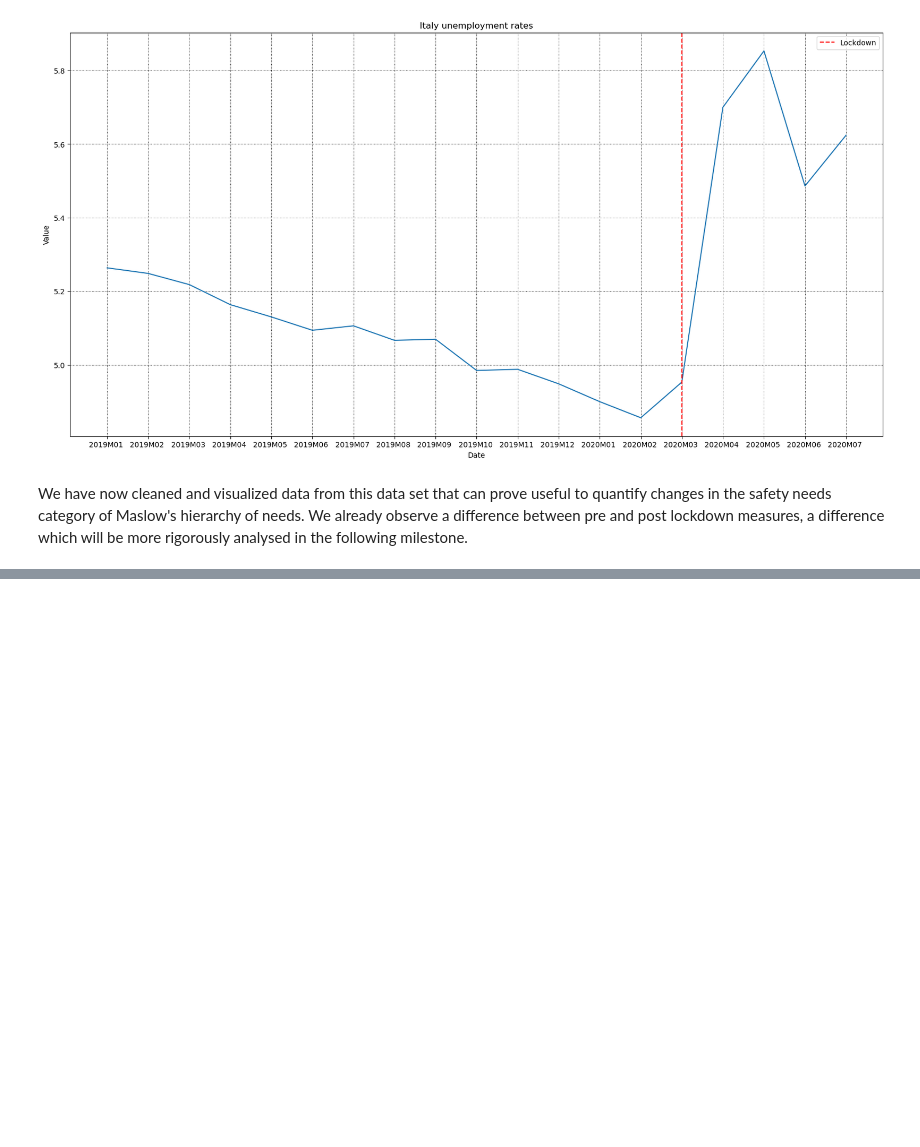
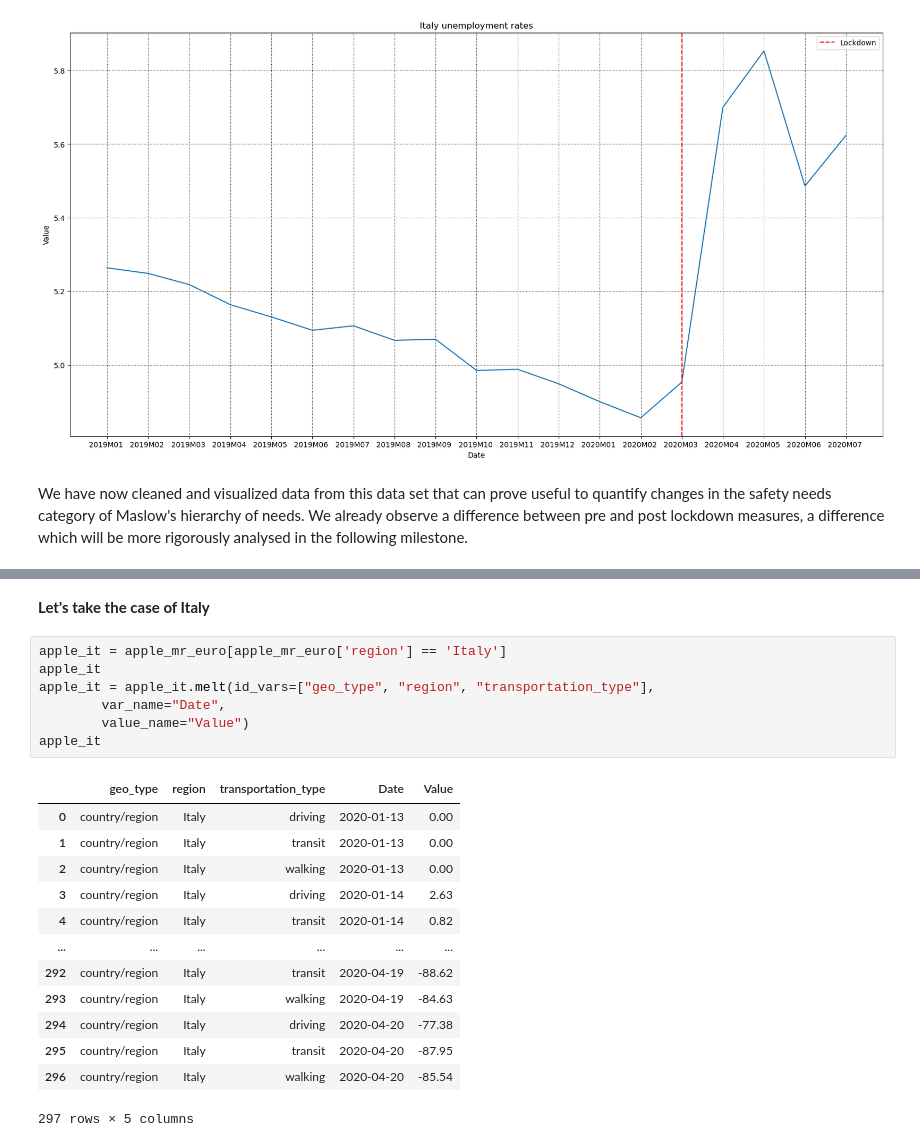
Before and after one commit to epfl-ada/ada-2023-project-bobeast, a Jupyter notebook: Milestone_P2.ipynb, the cells around one changed output, grey strips where cells are left out. Drawn from its saved outputs; the diff is of its cells as text; blank space fills up the shorter version.

```diff
--- a/Milestone_P2.ipynb
+++ b/Milestone_P2.ipynb
@@ -140,0 +201,23 @@ We have now cleaned and visualized data from this data set that can prove useful
+# %% [markdown]
+**Let's take the case of Italy**
+# %%
+apple_it = apple_mr_euro[apple_mr_euro['region'] == 'Italy']
+apple_it
+apple_it = apple_it.melt(id_vars=["geo_type", "region", "transportation_type"],
+        var_name="Date",
+        value_name="Value")
+apple_it
+# %% [output]
+|  | geo_type | region | transportation_type | Date | Value |
+| 0 | country/region | Italy | driving | 2020-01-13 | 0.00 |
+| 1 | country/region | Italy | transit | 2020-01-13 | 0.00 |
+| 2 | country/region | Italy | walking | 2020-01-13 | 0.00 |
+| 3 | country/region | Italy | driving | 2020-01-14 | 2.63 |
+| 4 | country/region | Italy | transit | 2020-01-14 | 0.82 |
+| ... | ... | ... | ... | ... | ... |
+| 292 | country/region | Italy | transit | 2020-04-19 | -88.62 |
+| 293 | country/region | Italy | walking | 2020-04-19 | -84.63 |
+| 294 | country/region | Italy | driving | 2020-04-20 | -77.38 |
+| 295 | country/region | Italy | transit | 2020-04-20 | -87.95 |
+| 296 | country/region | Italy | walking | 2020-04-20 | -85.54 |
+297 rows × 5 columns
```
Also changed, not shown: parts of 13 cells of this notebook.
